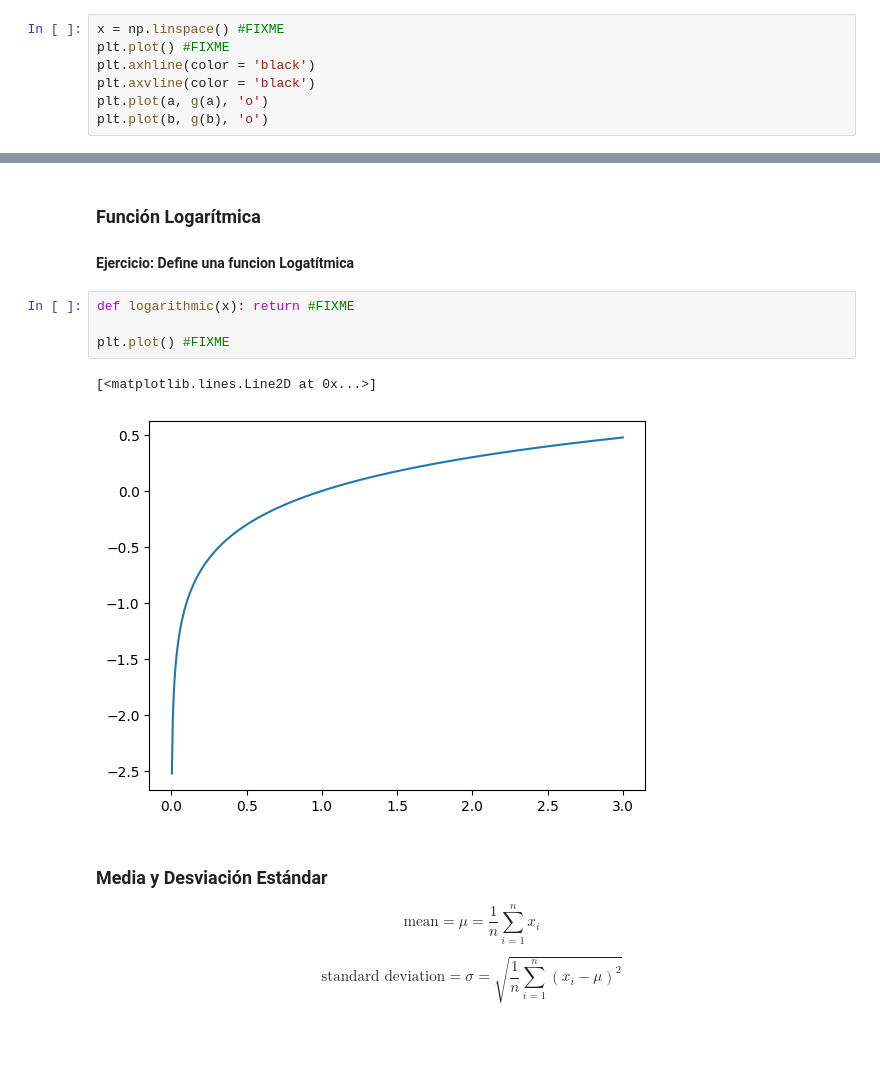
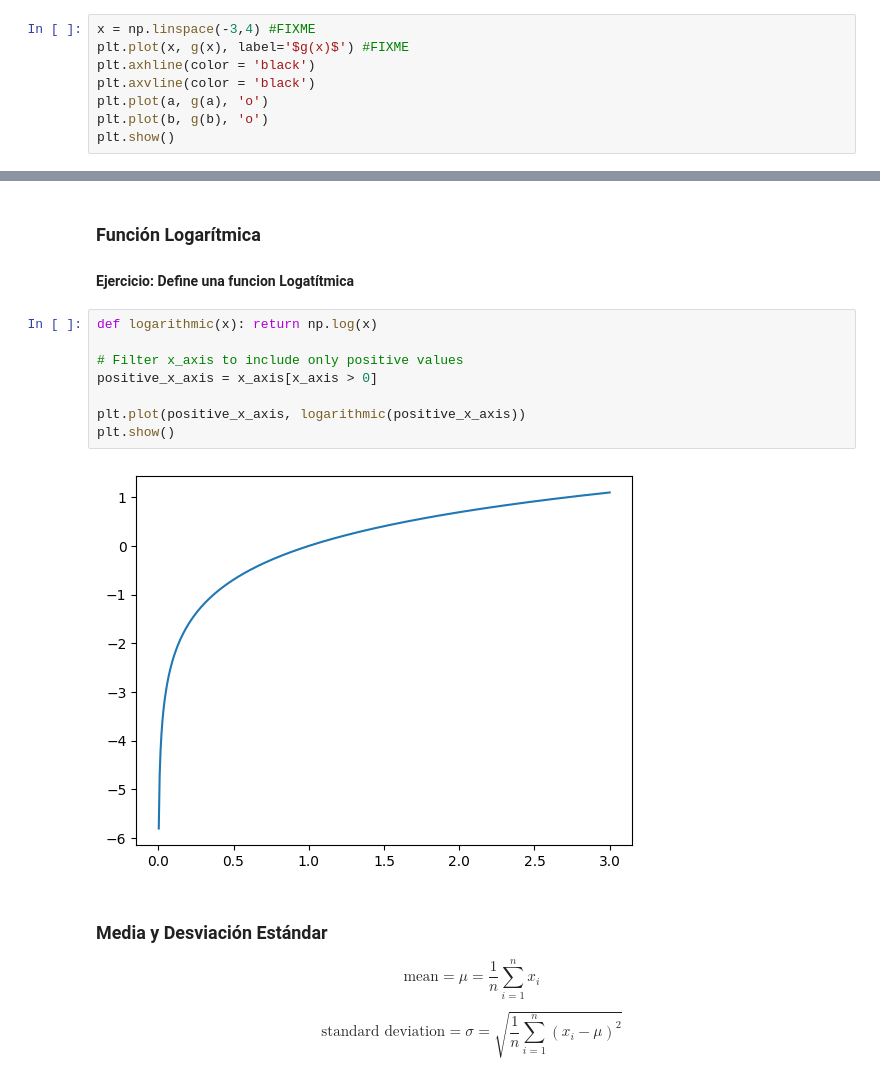
Before and after one commit to Alvaro-diez/Desarrollo-generativa, a Jupyter notebook: solutions/3. algebra-calculo-estadistica-01.ipynb, the cells around one changed output, grey strips where cells are left out. Drawn from its saved outputs; the diff is of its cells as text; blank space fills up the shorter version.

```diff
--- a/solutions/3. algebra-calculo-estadistica-01.ipynb
+++ b/solutions/3. algebra-calculo-estadistica-01.ipynb
@@ -225,10 +227,11 @@ a, b
 # %% [markdown]
 #### Ejercicio: Grafica g(x) nuevamente, marcando los puntos críticos a y b con círculos.
 # %%
-x = np.linspace() #FIXME
-plt.plot() #FIXME
+x = np.linspace(-3,4) #FIXME
+plt.plot(x, g(x), label='$g(x)$') #FIXME
 plt.axhline(color = 'black')
 plt.axvline(color = 'black')
 plt.plot(a, g(a), 'o')
 plt.plot(b, g(b), 'o')
+plt.show()
 # %% [output]
@@ -348,13 +351,16 @@ plt.plot(x_axis, exponential())#FIXME
 ### Función Logarítmica
 
 #### Ejercicio: Define una funcion Logatítmica
-# %%
-def logarithmic(x): return #FIXME
-
-plt.plot() #FIXME
-# %% [output]
-[<matplotlib.lines.Line2D at 0x...>]
-[figure, removed]
+# %%
+def logarithmic(x): return np.log(x)
+
+# Filter x_axis to include only positive values
+positive_x_axis = x_axis[x_axis > 0]
+
+plt.plot(positive_x_axis, logarithmic(positive_x_axis))
+plt.show()
+# %% [output]
+[figure, added]
 # %% [markdown]
 ### Media y Desviación Estándar
 
```
Also changed, not shown: parts of 35 cells of this notebook, 2 other files.
